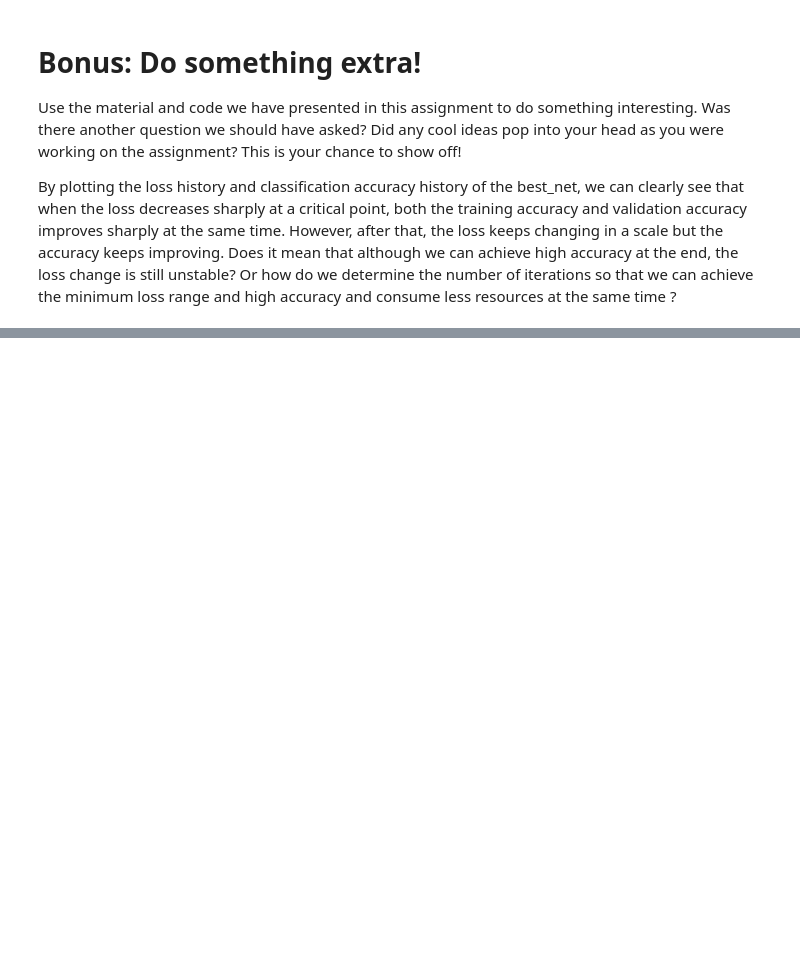
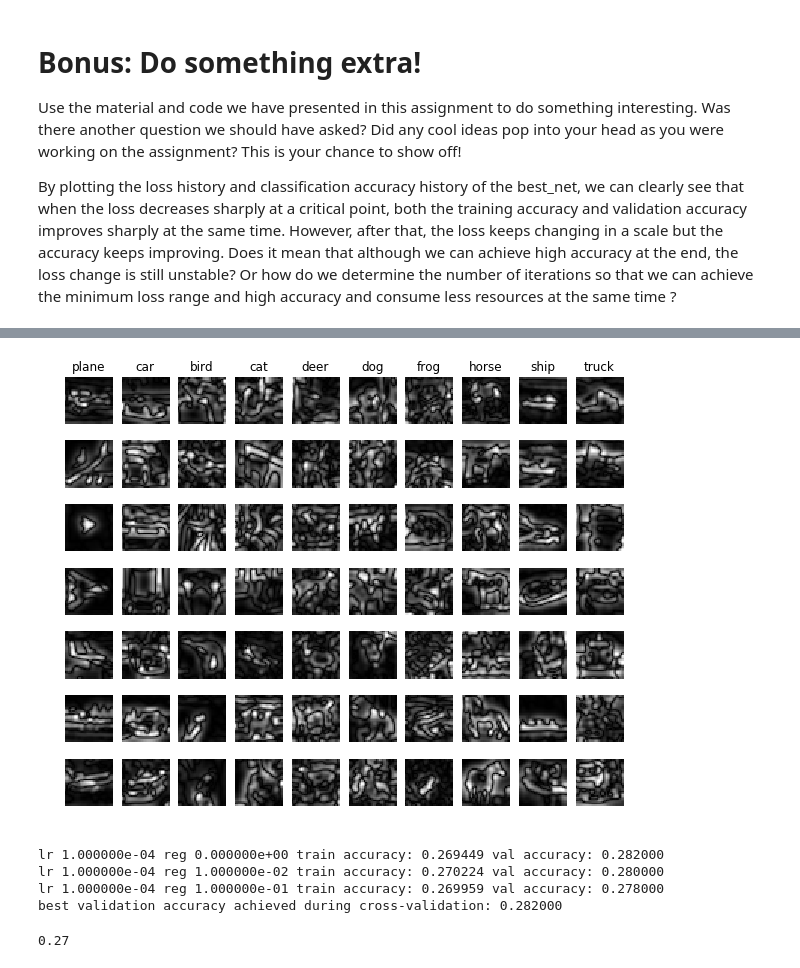
Before and after one commit to Constannnnnt/Deep-Learning-for-Computer-Vision, a Jupyter notebook: assignment1/features.ipynb, the cells around one changed output, grey strips where cells are left out. Cells and saved outputs as stored; diff of their text form; code cells hidden in the pictures; blank space fills up the shorter version.

```diff
--- a/assignment1/features.ipynb
+++ b/assignment1/features.ipynb
@@ -313,0 +388,76 @@ By plotting the loss history and classification accuracy history of the best_net
+# %%
+# Visualize some examples from the dataset.
+# We show a few examples of training images from each class.
+classes = ['plane', 'car', 'bird', 'cat', 'deer', 'dog', 'frog', 'horse', 'ship', 'truck']
+num_classes = len(classes)
+samples_per_class = 7
+for y, cls in enumerate(classes):
+    idxs = np.flatnonzero(y_train == y)
+    idxs = np.random.choice(idxs, samples_per_class, replace=False)
+    for i, idx in enumerate(idxs):
+        plt_idx = i * num_classes + y + 1
+        plt.subplot(samples_per_class, num_classes, plt_idx)
+        plt.imshow(gaussian_laplace_feature(X_train[idx]).reshape(32,32).astype(np.float32))
+        plt.axis('off')
+        if i == 0:
+            plt.title(cls)
+plt.show()
+# %% [output]
+[figure, added]
+# %%
+# Use the validation set to tune the learning rate and regularization strength
+
+from cs231n.classifiers.linear_classifier import LinearSVM
+
+learning_rates = [1e-4]
+regularization_strengths = [0, 1e-1, 1e-2]
+
+results = {}
+best_val = -1
+best_svm = None
+
+pass
+################################################################################
+# TODO:                                                                        #
+# Use the validation set to set the learning rate and regularization strength. #
+# This should be identical to the validation that you did for the SVM; save    #
+# the best trained classifer in best_svm. You might also want to play          #
+# with different numbers of bins in the color histogram. If you are careful    #
+# you should be able to get accuracy of near 0.44 on the validation set.       #
+################################################################################
+for lr in learning_rates:
+    for reg in regularization_strengths:
+        svm = LinearSVM()
+        svm.train(X_train_feats, y_train, learning_rate=lr, reg=reg,
+                      num_iters=2500, verbose=False)
+        y_train_pred = svm.predict(X_train_feats)
+        train_accuracy = np.mean(y_train == y_train_pred)
+        y_val_pred = svm.predict(X_val_feats)
+        val_accuracy = np.mean(y_val == y_val_pred)
+        results[(lr, reg)] = (train_accuracy, val_accuracy)
+        if val_accuracy > best_val:
+            best_val = val_accuracy
+            best_svm = svm
+################################################################################
+#                              END OF YOUR CODE                                #
+################################################################################
+
+# Print out results.
+for lr, reg in sorted(results):
+    train_accuracy, val_accuracy = results[(lr, reg)]
+    print('lr %e reg %e train accuracy: %f val accuracy: %f' % (
+                lr, reg, train_accuracy, val_accuracy))
+
+print('best validation accuracy achieved during cross-validation: %f' % best_val)
+# %% [output]
+lr 1.000000e-04 reg 0.000000e+00 train accuracy: 0.269449 val accuracy: 0.282000
+lr 1.000000e-04 reg 1.000000e-02 train accuracy: 0.270224 val accuracy: 0.280000
+lr 1.000000e-04 reg 1.000000e-01 train accuracy: 0.269959 val accuracy: 0.278000
+best validation accuracy achieved during cross-validation: 0.282000
+# %%
+# Evaluate your trained SVM on the test set
+y_test_pred = best_svm.predict(X_test_feats)
+test_accuracy = np.mean(y_test == y_test_pred)
+print(test_accuracy)
+# %% [output]
+0.27
```
Also changed, not shown: parts of 9 cells of this notebook, 1 other file.
